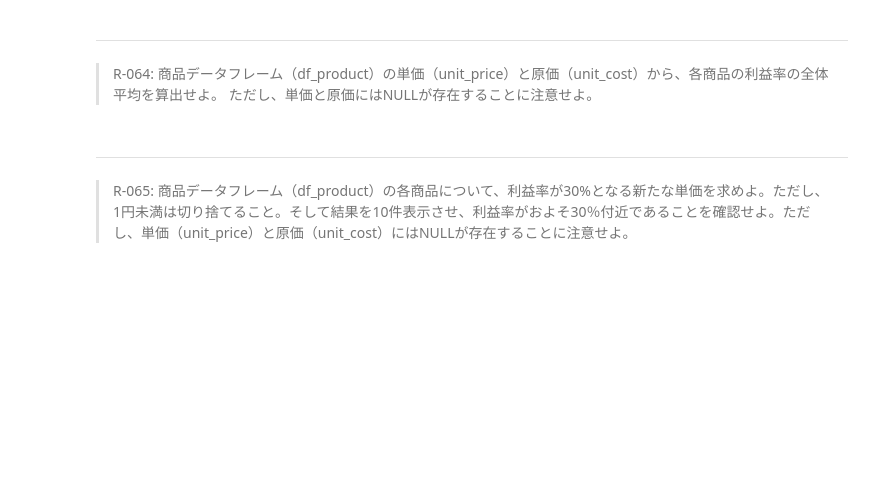
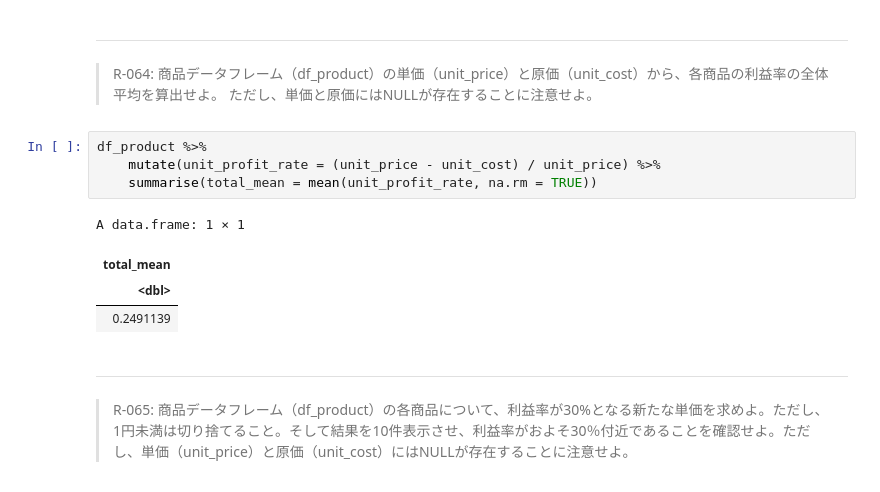
Before and after one commit to okmokm422/100knocks, a Jupyter notebook: ★Practice_R.ipynb, the cells around one changed output. Cells and saved outputs as stored; diff of their text form; blank space fills up the shorter version.

```diff
--- a/★Practice_R.ipynb
+++ b/★Practice_R.ipynb
@@ -1484,6 +1471,15 @@ A data.frame: 10 × 7
 # %% [markdown]
 ---
 > R-064: 商品データフレーム（df_product）の単価（unit_price）と原価（unit_cost）から、各商品の利益率の全体平均を算出せよ。 ただし、単価と原価にはNULLが存在することに注意せよ。
+# %%
+df_product %>%
+    mutate(unit_profit_rate = (unit_price - unit_cost) / unit_price) %>%
+    summarise(total_mean = mean(unit_profit_rate, na.rm = TRUE))
+# %% [output]
+A data.frame: 1 × 1
+| total_mean |
+| <dbl> |
+| 0.2491139 |
 # %% [markdown]
 ---
 > R-065: 商品データフレーム（df_product）の各商品について、利益率が30%となる新たな単価を求めよ。ただし、1円未満は切り捨てること。そして結果を10件表示させ、利益率がおよそ30％付近であることを確認せよ。ただし、単価（unit_price）と原価（unit_cost）にはNULLが存在することに注意せよ。
```
Also changed, not shown: parts of 3 cells of this notebook, 2 other files.
